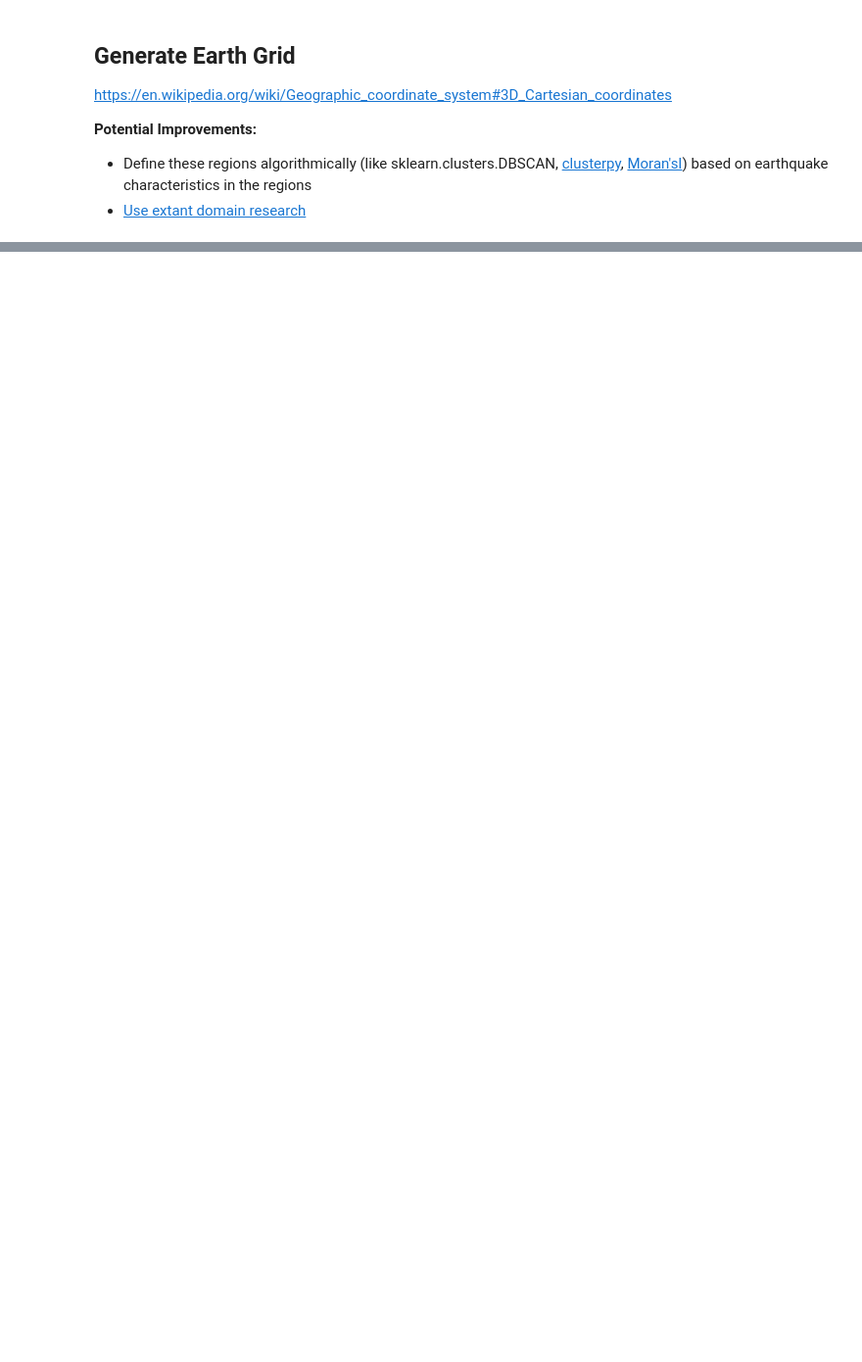
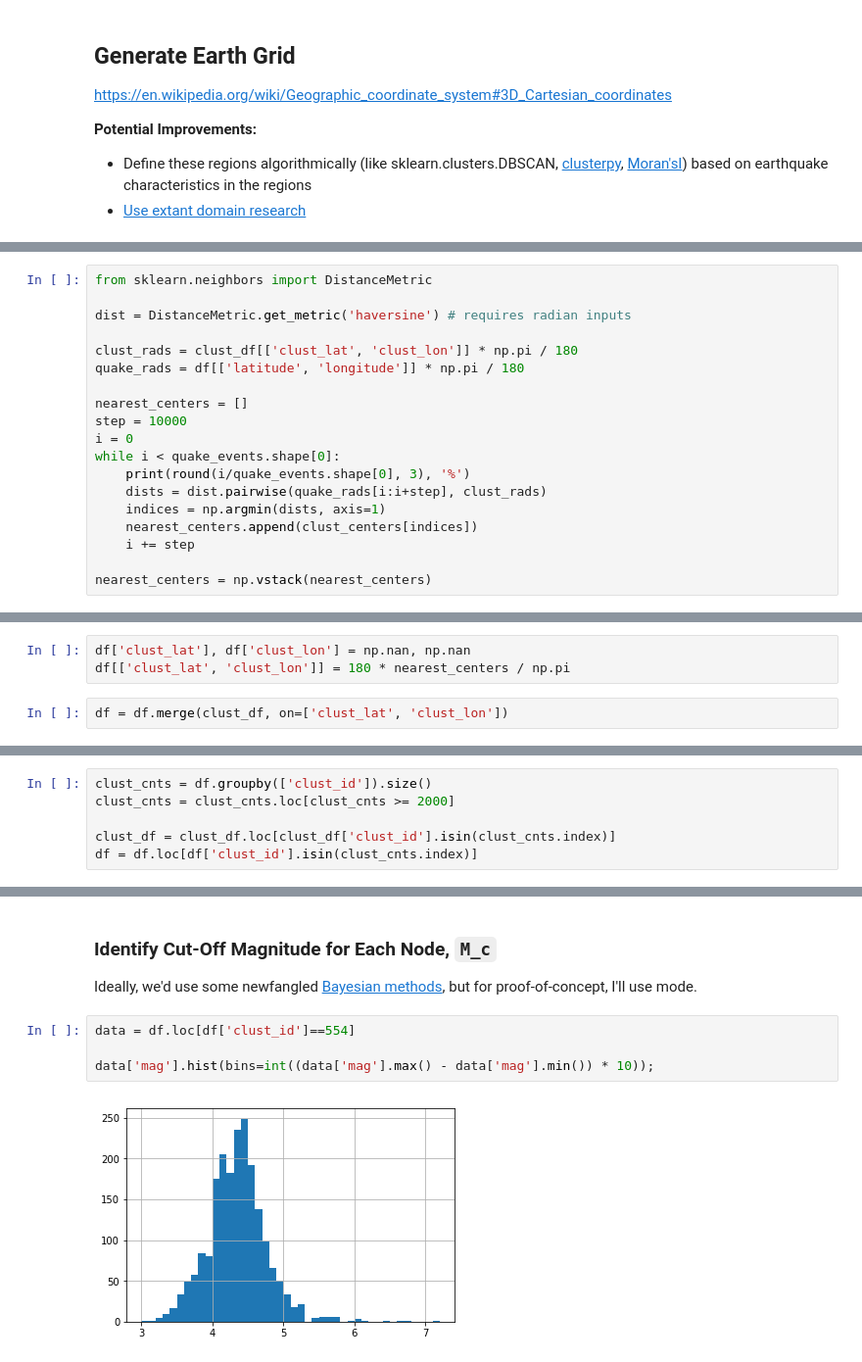
Before and after one commit to labs13-quake-viewer/ds-notebooks, a Jupyter notebook: Chris-Luedtke.ipynb, the cells around one changed output, grey strips where cells are left out. Shown at 98% size. Cells and saved outputs as stored; diff of their text form; blank space fills up the shorter version.

Commit message:
add research and data cleaning

```diff
--- a/Chris-Luedtke.ipynb
+++ b/Chris-Luedtke.ipynb
@@ -353,0 +371,19 @@ m.save('equidistant_pts.html')
+# %%
+from sklearn.neighbors import DistanceMetric
+
+dist = DistanceMetric.get_metric('haversine') # requires radian inputs
+
+clust_rads = clust_df[['clust_lat', 'clust_lon']] * np.pi / 180
+quake_rads = df[['latitude', 'longitude']] * np.pi / 180
+
+nearest_centers = []
+step = 10000
+i = 0
+while i < quake_events.shape[0]:
+    print(round(i/quake_events.shape[0], 3), '%')
+    dists = dist.pairwise(quake_rads[i:i+step], clust_rads)
+    indices = np.argmin(dists, axis=1)
+    nearest_centers.append(clust_centers[indices])
+    i += step
+
+nearest_centers = np.vstack(nearest_centers)
@@ -353,0 +408,5 @@ m.save('equidistant_pts.html')
+# %%
+df['clust_lat'], df['clust_lon'] = np.nan, np.nan
+df[['clust_lat', 'clust_lon']] = 180 * nearest_centers / np.pi
+# %%
+df = df.merge(clust_df, on=['clust_lat', 'clust_lon'])
@@ -353,0 +415,6 @@ m.save('equidistant_pts.html')
+# %%
+clust_cnts = df.groupby(['clust_id']).size()
+clust_cnts = clust_cnts.loc[clust_cnts >= 2000]
+
+clust_df = clust_df.loc[clust_df['clust_id'].isin(clust_cnts.index)]
+df = df.loc[df['clust_id'].isin(clust_cnts.index)]
@@ -353,0 +448,10 @@ m.save('equidistant_pts.html')
+# %% [markdown]
+### Identify Cut-Off Magnitude for Each Node, `M_c`
+
+Ideally, we'd use some newfangled [Bayesian methods](https://medium.com/the-history-risk-forecast-of-perils/exploring-the-fascinating-world-of-incomplete-seismicity-data-part-i-ii-bayesian-inference-386338b43b71), but for proof-of-concept, I'll use mode.
+# %%
+data = df.loc[df['clust_id']==554]
+
+data['mag'].hist(bins=int((data['mag'].max() - data['mag'].min()) * 10));
+# %% [output]
+[figure, added]
```
Also changed, not shown: parts of 22 cells of this notebook, 1 other file.
